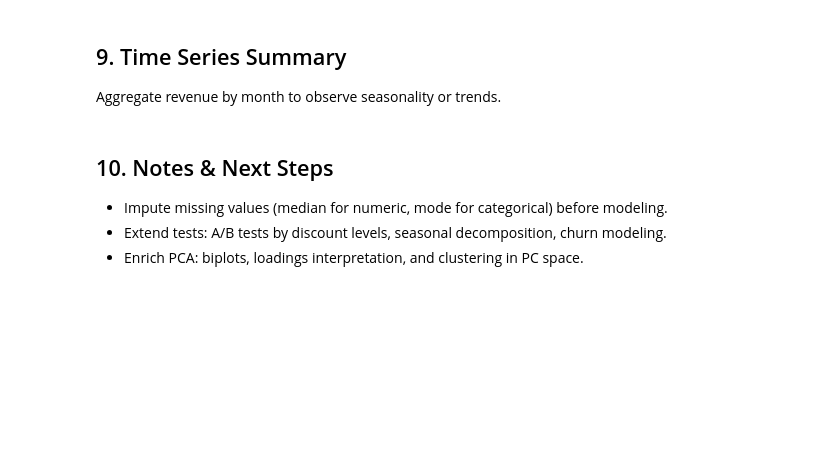
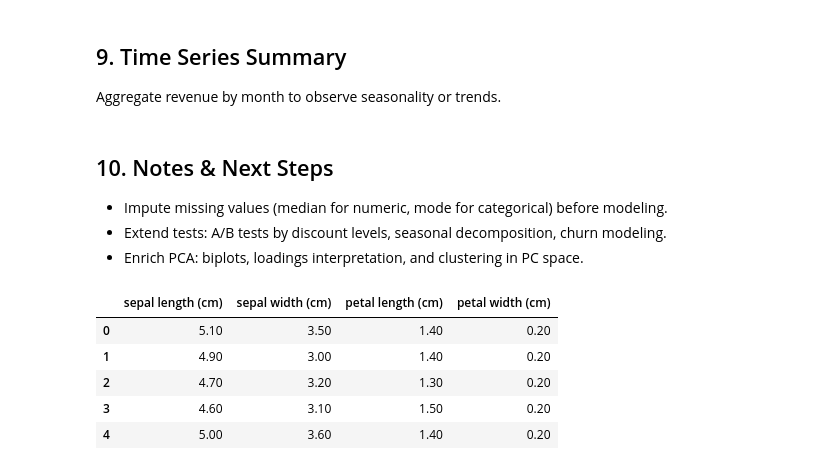
Before and after one commit to rahul8879/as_ds_course, a Jupyter notebook: Machine_learning/retail_eda_stats_la.ipynb, the cells around one changed output. Cells and saved outputs as stored; diff of their text form; code cells hidden in the pictures; blank space fills up the shorter version.

```diff
--- a/Machine_learning/retail_eda_stats_la.ipynb
+++ b/Machine_learning/retail_eda_stats_la.ipynb
@@ -346,0 +420,16 @@ plt.show()
+# %%
+# load iris data
+data = load_iris()
+X = data.data
+y = data.target
+# convert to dataframe for convinience
+X = pd.DataFrame(X, columns=data.feature_names)
+y = pd.Series(y, name='target')
+X.head()
+# %% [output]
+|  | sepal length (cm) | sepal width (cm) | petal length (cm) | petal width (cm) |
+| 0 | 5.10 | 3.50 | 1.40 | 0.20 |
+| 1 | 4.90 | 3.00 | 1.40 | 0.20 |
+| 2 | 4.70 | 3.20 | 1.30 | 0.20 |
+| 3 | 4.60 | 3.10 | 1.50 | 0.20 |
+| 4 | 5.00 | 3.60 | 1.40 | 0.20 |
```
Also changed, not shown: parts of 13 cells of this notebook, 3 other files.
